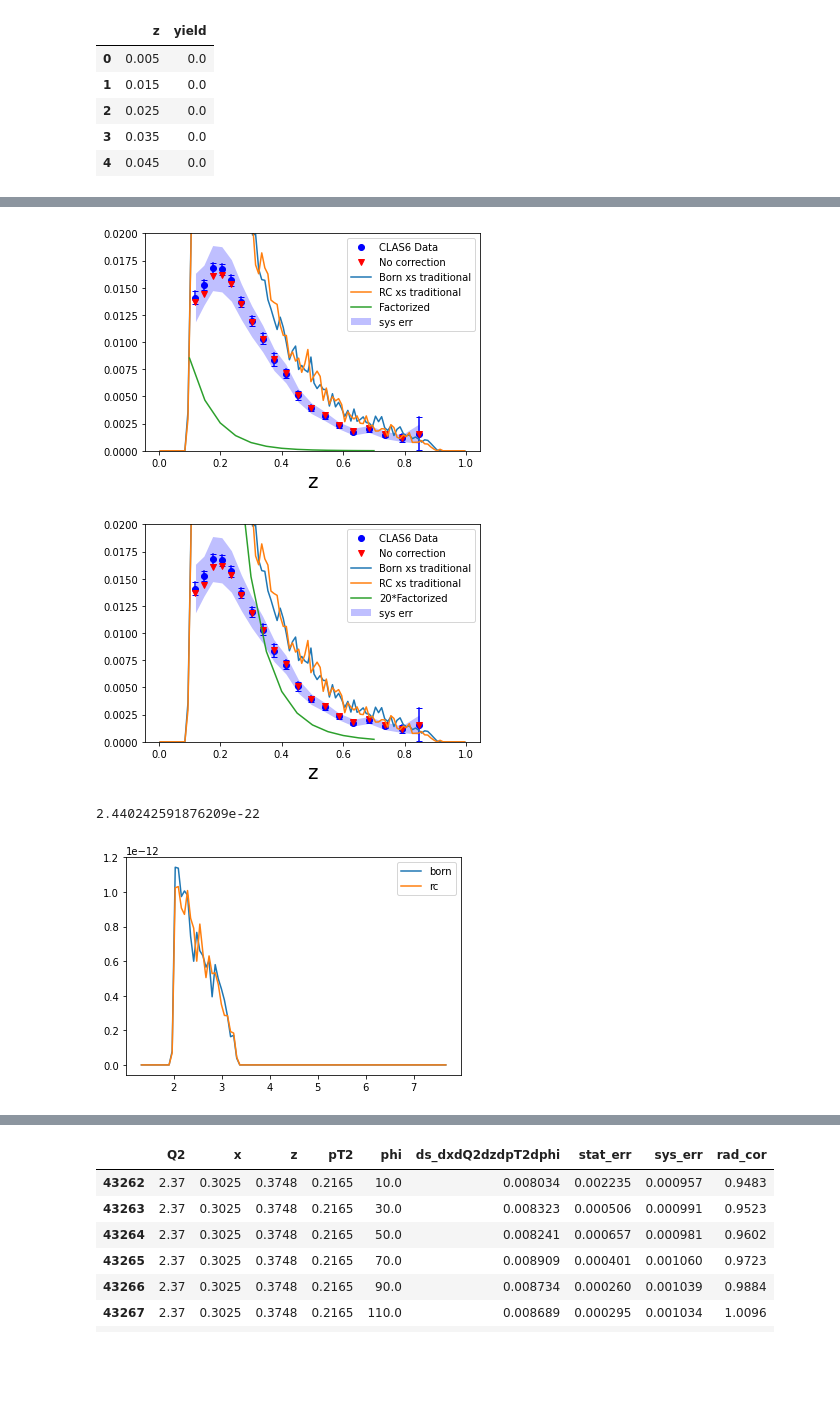
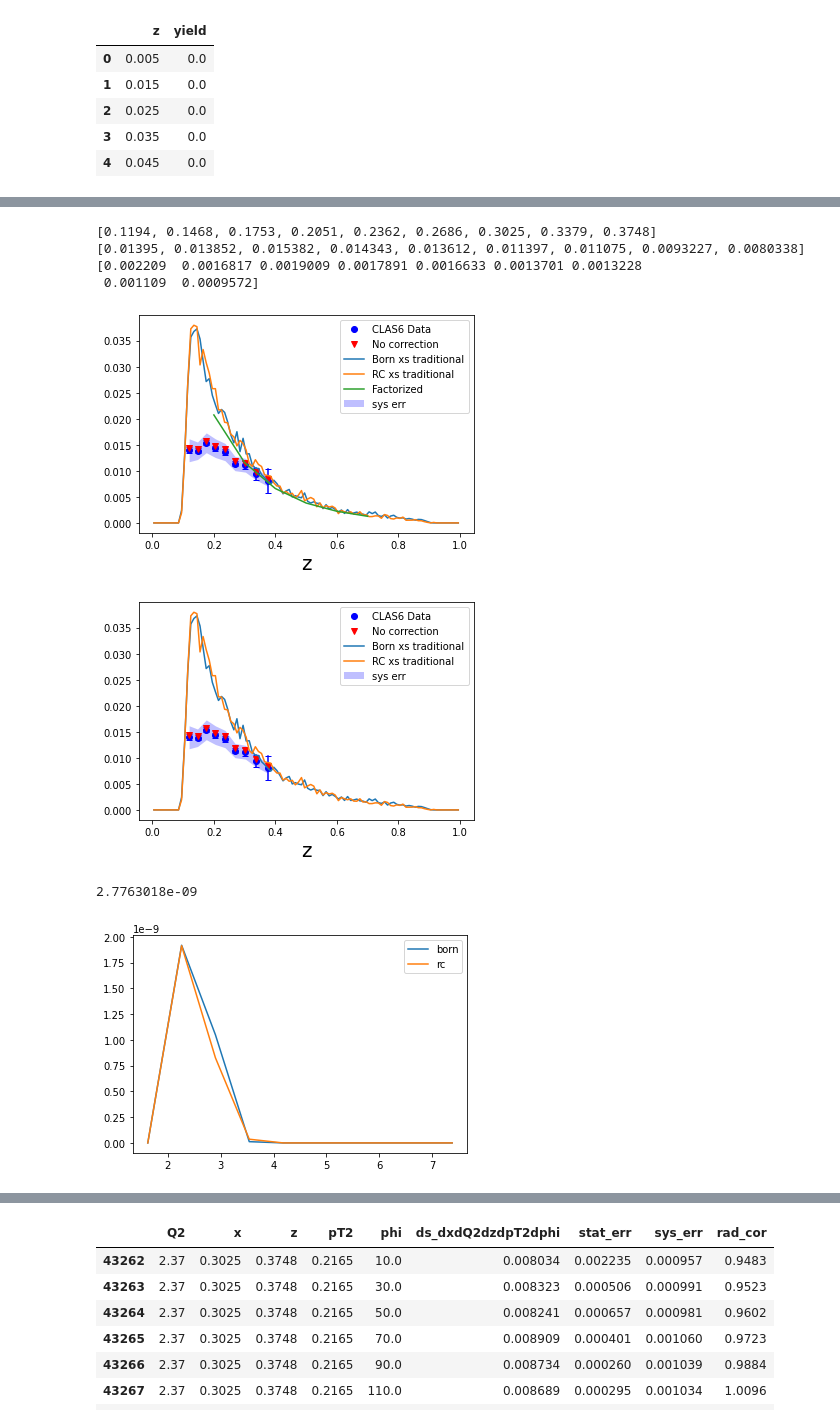
Before and after one commit to Mengzhendada/compare, a Jupyter notebook: Clas6_compare.ipynb, the cells around one changed output, grey strips where cells are left out. Saved outputs shown, nothing was run; the diff lists cells and outputs as text; code cells hidden in the pictures; blank space fills up the shorter version.

```diff
--- a/Clas6_compare.ipynb
+++ b/Clas6_compare.ipynb
@@ -90,7 +133,7 @@ clas6_data.head()
 # %%
 #For Q2=2.4,x=0.3,z =0.37,pt2=0.22, this part is for z from 0.1 to 1
 #The accurate value is Q2=2.37, x = 0.3025
-df1=clas6_data[clas6_data['Q2']==2.37][clas6_data['x']==0.3025][clas6_data['pT2']==0.2165]
+df1=clas6_data[clas6_data['Q2']==2.37][clas6_data['x']==0.3025][clas6_data['pT2']==0.2165][clas6_data['phi']==10]
 df1
 # %% [output]
 |  | Q2 | x | z | pT2 | phi | ds_dxdQ2dzdpT2dphi | stat_err | sys_err | rad_cor |
@@ -109,6 +149,7 @@ df1
 # %%
 
 zs = df1['z'].unique()
+#print(zs)
 zs_axis=[]
 xs_axis=[]
 xs_before_axis=[]
@@ -119,94 +160,88 @@ ax = fig.add_subplot()
 for i_z in zs:
     #print(i_z)
     #print(df1[df1['z']==i_z])#['ds_dxdQ2dzdpT2dphi'])
-    phis = df1[df1['z']==i_z]['phi']
-    xs_phis = []
-    xs_before_phis = []
-    for i_phi in phis:
-        xs = df1[df1['z']==i_z][df1['phi']==i_phi]['ds_dxdQ2dzdpT2dphi']
-        rc = df1[df1['z']==i_z][df1['phi']==i_phi]['rad_cor']
-        xs_phis.append(xs)
-        xs_before_phis.append(xs/rc)
-    #rc = df1[df1['z']==i_z]['rad_cor']
-    xs = np.mean(xs_phis)
-    xs_before = np.mean(xs_before_phis)
-    #print(xs)
-    xs_stat_err = df1[df1['z']==i_z]['stat_err'].mean()
-    xs_sys_err = df1[df1['z']==i_z]['sys_err'].mean()
+    xs = np.mean(df1[df1['z']==i_z]['ds_dxdQ2dzdpT2dphi'])
+    rc = np.mean(df1[df1['z']==i_z]['rad_cor'])
+    #print(xs,rc)
+    xs_before=(xs/rc)
+    #print(xs_before)
+    xs_stat_err = np.mean(df1[df1['z']==i_z]['stat_err'])
+    xs_sys_err = np.mean(df1[df1['z']==i_z]['sys_err'])
     zs_axis.append(i_z)
     xs_axis.append(xs)
     xs_before_axis.append(xs_before)
     xs_stat_err_axis.append(xs_stat_err)
     xs_sys_err_axis.append(xs_sys_err)
     ax.plot([i_z,i_z],[xs-xs_stat_err,xs+xs_stat_err],color='blue',marker='_')
-
+print(zs_axis)
+print(xs_axis)
+print(np.asarray(xs_sys_err_axis))
 ax.fill_between(zs_axis,np.asarray(xs_axis)-np.asarray(xs_sys_err_axis),np.asarray(xs_axis)+np.asarray(xs_sys_err_axis),color='blue',alpha=0.25,linewidth=0,label='sys err')
 plt.plot(zs_axis,xs_axis,'o',color='blue',label='CLAS6 Data')
 plt.plot(zs_axis,xs_before_axis,'o',marker = 'v',color='red',label='No correction')
 plt.xlabel('z',fontsize=20)
 
 
-plt.plot(zs_traditional,np.asarray(xs_born_traditional)*Factor,'-',label='Born xs traditional')
-plt.plot(zs_rc_traditional,np.asarray(xs_rc_traditional)*Factor,'-',label='RC xs traditional')
-plt.plot(zs_factorized,xs_rc_factorized,'-',label='Factorized')
+plt.plot(zs_traditional,np.asarray(xs_born_traditional)*Factor_born_z,'-',label='Born xs traditional')
+plt.plot(zs_rc_traditional,np.asarray(xs_rc_traditional)*Factor_rc_z,'-',label='RC xs traditional')
+plt.plot(zs_factorized,((1000*(-2.44+3.141592))/(2.56819*2*(2*math.pi)))*np.asarray(xs_rc_factorizeds),'-',label='Factorized')
 #plt.xlim(0.3,0.7)
-plt.ylim(0,0.02)
+#plt.ylim(0,0.02)
 plt.legend()
 
 plt.savefig('clas6/compare_z.pdf')
 # %% [output]
+[0.1194, 0.1468, 0.1753, 0.2051, 0.2362, 0.2686, 0.3025, 0.3379, 0.3748]
+[0.01395, 0.013852, 0.015382, 0.014343, 0.013612, 0.011397, 0.011075, 0.0093227, 0.0080338]
+[0.002209  0.0016817 0.0019009 0.0017891 0.0016633 0.0013701 0.0013228
+ 0.001109  0.0009572]
-[figure, old version]
+[figure, new version]
 # %%
 
 zs = df1['z'].unique()
 zs_axis=[]
 xs_axis=[]
 xs_before_axis=[]
 xs_stat_err_axis=[]
 xs_sys_err_axis=[]
 fig = plt.figure()
 ax = fig.add_subplot()
 for i_z in zs:
     #print(i_z)
     #print(df1[df1['z']==i_z])#['ds_dxdQ2dzdpT2dphi'])
-    phis = df1[df1['z']==i_z]['phi']
-    xs_phis = []
-    xs_before_phis = []
-    for i_phi in phis:
-        xs = df1[df1['z']==i_z][df1['phi']==i_phi]['ds_dxdQ2dzdpT2dphi']
-        rc = df1[df1['z']==i_z][df1['phi']==i_phi]['rad_cor']
-        xs_phis.append(xs)
-        xs_before_phis.append(xs/rc)
-    #rc = df1[df1['z']==i_z]['rad_cor']
-    xs = np.mean(xs_phis)
-    xs_before = np.mean(xs_before_phis)
+    xs = np.mean(df1[df1['z']==i_z]['ds_dxdQ2dzdpT2dphi'])
+    rc = np.mean(df1[df1['z']==i_z]['rad_cor'])
+    xs_before=(xs/rc)
     #print(xs)
-    xs_stat_err = df1[df1['z']==i_z]['stat_err'].mean()
-    xs_sys_err = df1[df1['z']==i_z]['sys_err'].mean()
+    xs_stat_err = np.mean(df1[df1['z']==i_z]['stat_err'])
+    xs_sys_err = np.mean(df1[df1['z']==i_z]['sys_err'])
     zs_axis.append(i_z)
     xs_axis.append(xs)
     xs_before_axis.append(xs_before)
     xs_stat_err_axis.append(xs_stat_err)
     xs_sys_err_axis.append(xs_sys_err)
     ax.plot([i_z,i_z],[xs-xs_stat_err,xs+xs_stat_err],color='blue',marker='_')
 
 ax.fill_between(zs_axis,np.asarray(xs_axis)-np.asarray(xs_sys_err_axis),np.asarray(xs_axis)+np.asarray(xs_sys_err_axis),color='blue',alpha=0.25,linewidth=0,label='sys err')
 plt.plot(zs_axis,xs_axis,'o',color='blue',label='CLAS6 Data')
 plt.plot(zs_axis,xs_before_axis,'o',marker = 'v',color='red',label='No correction')
 plt.xlabel('z',fontsize=20)
 
 
-plt.plot(zs_traditional,np.asarray(xs_born_traditional)*Factor,'-',label='Born xs traditional')
-plt.plot(zs_rc_traditional,np.asarray(xs_rc_traditional)*Factor,'-',label='RC xs traditional')
-plt.plot(zs_factorized,20*xs_rc_factorized,'-',label='20*Factorized')
+plt.plot(zs_traditional,np.asarray(xs_born_traditional)*Factor_born_z,'-',label='Born xs traditional')
+plt.plot(zs_rc_traditional,np.asarray(xs_rc_traditional)*Factor_rc_z,'-',label='RC xs traditional')
+#plt.plot(zs_factorized,2*xs_rc_factorized,'-',label='2*Factorized')
 #plt.xlim(0.3,0.7)
-plt.ylim(0,0.02)
+#plt.ylim(0,0.02)
 plt.legend()
 
 plt.savefig('clas6/compare_z_20.pdf')
 # %% [output]
-[figure, old version]
+[figure, new version]
 # %%
+
+Factor_born_Q2 =1000/(2.56819*(0.32-0.28)*(0.2809-0.1681)*(0.4-0.36)*(-2.44+3.141592))
+Factor_rc_Q2 = Factor_born_Q2
 df_born_Q2_traditional=pd.read_csv('clas6/out_clas6_born_Q2.txt',delim_whitespace=True,skiprows=[0])
 df_born_Q2_traditional.head()
 df_rc_Q2_traditional=pd.read_csv('clas6/out_clas6_rc_Q2.txt',delim_whitespace=True,skiprows=[0])
@@ -220,10 +255,10 @@ xss_Q2_rc_traditional = df_rc_Q2_traditional['yield']
 plt.plot(Q2s_born_traditional,xss_Q2_born_traditional,label = 'born')
 plt.plot(Q2s_rc_traditional,xss_Q2_rc_traditional,label = 'rc')
 plt.legend()
-print(df_rc_Q2_traditional['yield'].sum()/5.17e10)
+print(df_rc_Q2_traditional['yield'].sum())
 # %% [output]
-2.440242591876209e-22
+2.7763018e-09
-[figure, old version]
+[figure, new version]
 # %%
 #For Q2=2.4,x=0.3,z =0.37,pt2=0.22, this part is for Q2 from 1.6 to 3.2
 #The accurate value is Q2=2.37, x = 0.3025,z = 0.3748
```
Also changed, not shown: parts of 19 cells of this notebook, 1 other file.
